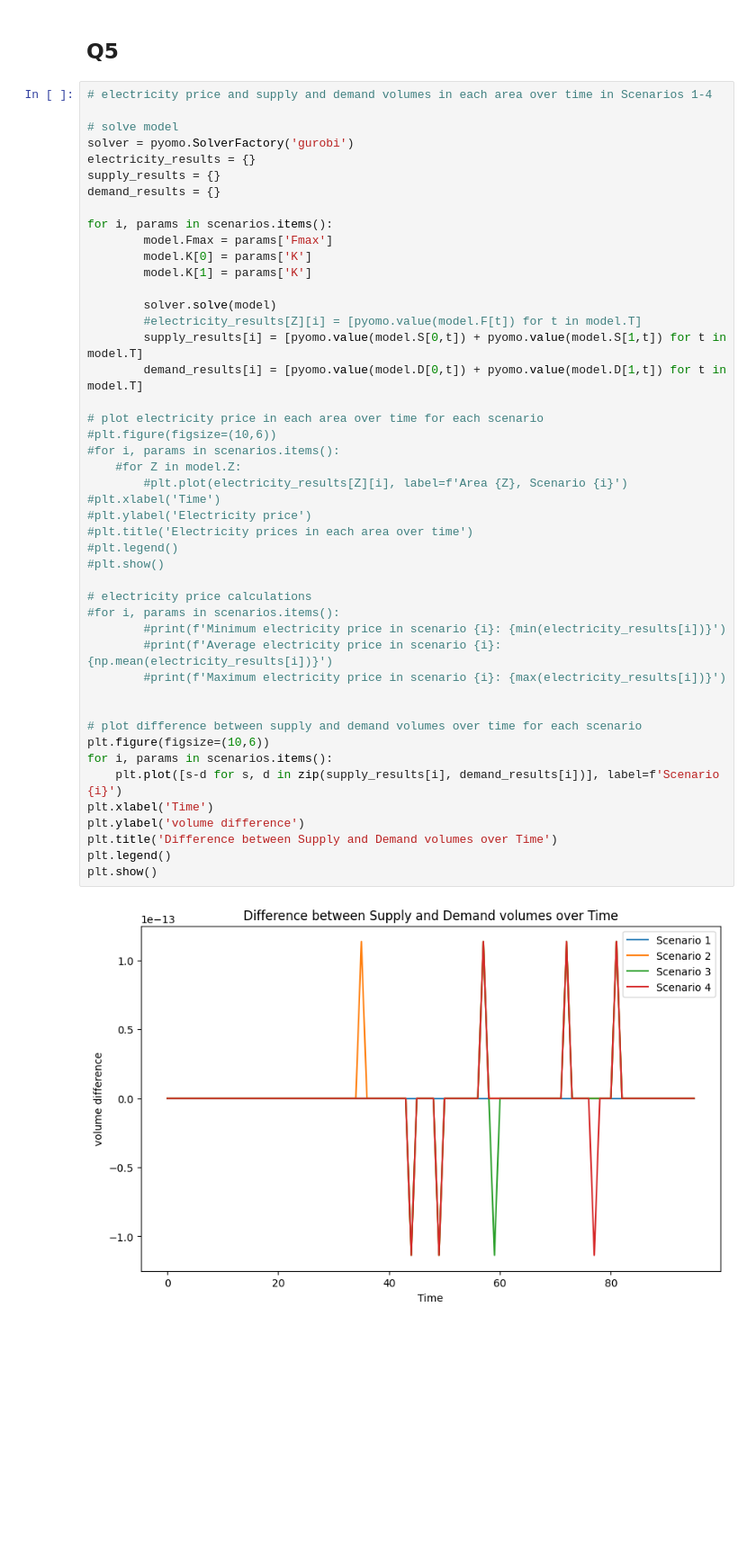
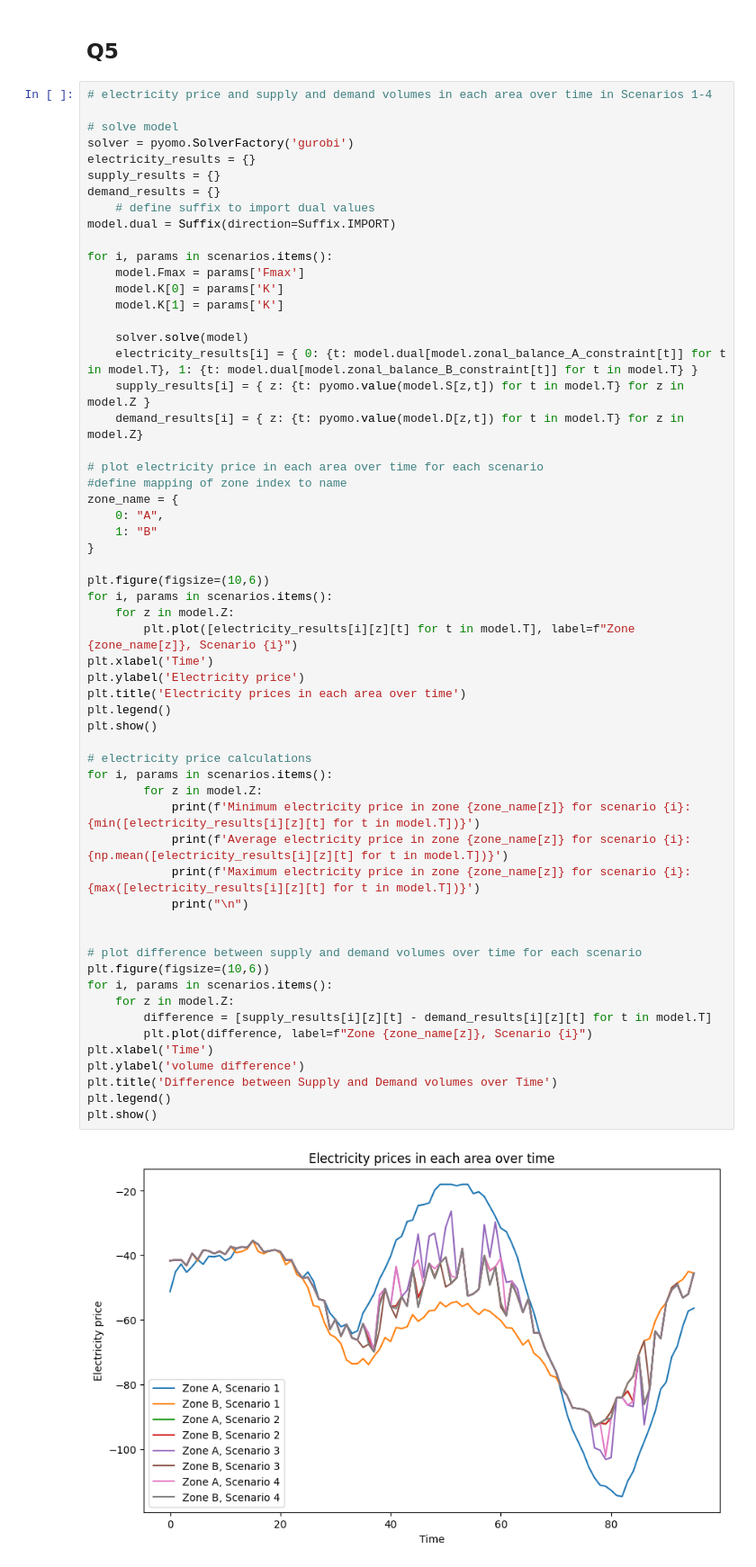
Before and after one commit to zeskeertwee/5XWA0_assignment2, a Jupyter notebook: main.ipynb, the cells around one changed output. Shown at 90% size. Cells and saved outputs as stored; diff of their text form; blank space fills up the shorter version.

Commit message:
Finished Q5 but values seem off, either coding or modelling might be wrong

```diff
--- a/main.ipynb
+++ b/main.ipynb
@@ -269,48 +269,60 @@ plt.show()
 # %%
 # electricity price and supply and demand volumes in each area over time in Scenarios 1-4
 
 # solve model
 solver = pyomo.SolverFactory('gurobi')
 electricity_results = {}
 supply_results = {}
 demand_results = {}
+    # define suffix to import dual values
+model.dual = Suffix(direction=Suffix.IMPORT)
 
 for i, params in scenarios.items():
-        model.Fmax = params['Fmax']
-        model.K[0] = params['K']
-        model.K[1] = params['K']
+    model.Fmax = params['Fmax']
+    model.K[0] = params['K']
+    model.K[1] = params['K']
 
-        solver.solve(model)
-        #electricity_results[Z][i] = [pyomo.value(model.F[t]) for t in model.T]
-        supply_results[i] = [pyomo.value(model.S[0,t]) + pyomo.value(model.S[1,t]) for t in model.T]
-        demand_results[i] = [pyomo.value(model.D[0,t]) + pyomo.value(model.D[1,t]) for t in model.T]
+    solver.solve(model)
+    electricity_results[i] = { 0: {t: model.dual[model.zonal_balance_A_constraint[t]] for t in model.T}, 1: {t: model.dual[model.zonal_balance_B_constraint[t]] for t in model.T} }
+    supply_results[i] = { z: {t: pyomo.value(model.S[z,t]) for t in model.T} for z in model.Z }
+    demand_results[i] = { z: {t: pyomo.value(model.D[z,t]) for t in model.T} for z in model.Z}
 
 # plot electricity price in each area over time for each scenario
-#plt.figure(figsize=(10,6))
-#for i, params in scenarios.items():
-    #for Z in model.Z:
-        #plt.plot(electricity_results[Z][i], label=f'Area {Z}, Scenario {i}')
-#plt.xlabel('Time')
-#plt.ylabel('Electricity price')
-#plt.title('Electricity prices in each area over time')
-#plt.legend()
-#plt.show()
+#define mapping of zone index to name
+zone_name = {
+    0: "A",
+    1: "B"
+}
+
+plt.figure(figsize=(10,6))
+for i, params in scenarios.items():
+    for z in model.Z:
+        plt.plot([electricity_results[i][z][t] for t in model.T], label=f"Zone {zone_name[z]}, Scenario {i}")
+plt.xlabel('Time')
+plt.ylabel('Electricity price')
+plt.title('Electricity prices in each area over time')
+plt.legend()
+plt.show()
 
 # electricity price calculations
-#for i, params in scenarios.items():
-        #print(f'Minimum electricity price in scenario {i}: {min(electricity_results[i])}')
-        #print(f'Average electricity price in scenario {i}: {np.mean(electricity_results[i])}')
-        #print(f'Maximum electricity price in scenario {i}: {max(electricity_results[i])}')
+for i, params in scenarios.items():
+        for z in model.Z:
+            print(f'Minimum electricity price in zone {zone_name[z]} for scenario {i}: {min([electricity_results[i][z][t] for t in model.T])}')
+            print(f'Average electricity price in zone {zone_name[z]} for scenario {i}: {np.mean([electricity_results[i][z][t] for t in model.T])}')
+            print(f'Maximum electricity price in zone {zone_name[z]} for scenario {i}: {max([electricity_results[i][z][t] for t in model.T])}')
+            print("\n")
 
 
 # plot difference between supply and demand volumes over time for each scenario
 plt.figure(figsize=(10,6))
 for i, params in scenarios.items():
-    plt.plot([s-d for s, d in zip(supply_results[i], demand_results[i])], label=f'Scenario {i}')
+    for z in model.Z:
+        difference = [supply_results[i][z][t] - demand_results[i][z][t] for t in model.T]
+        plt.plot(difference, label=f"Zone {zone_name[z]}, Scenario {i}")
 plt.xlabel('Time')
 plt.ylabel('volume difference')
 plt.title('Difference between Supply and Demand volumes over Time')
 plt.legend()
 plt.show()
 # %% [output]
-[figure, old version]
+[figure, new version]
```
Also changed, not shown: parts of 3 cells of this notebook.
